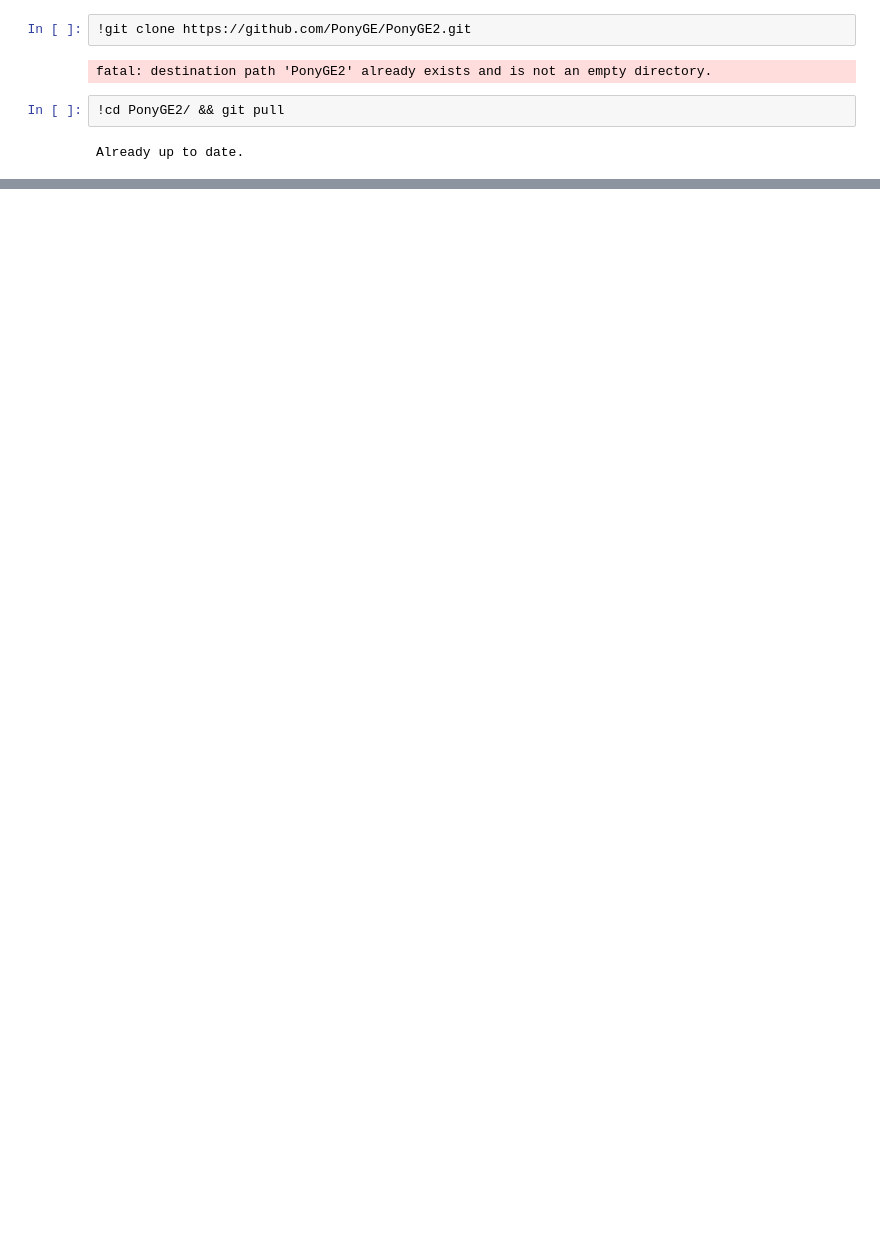
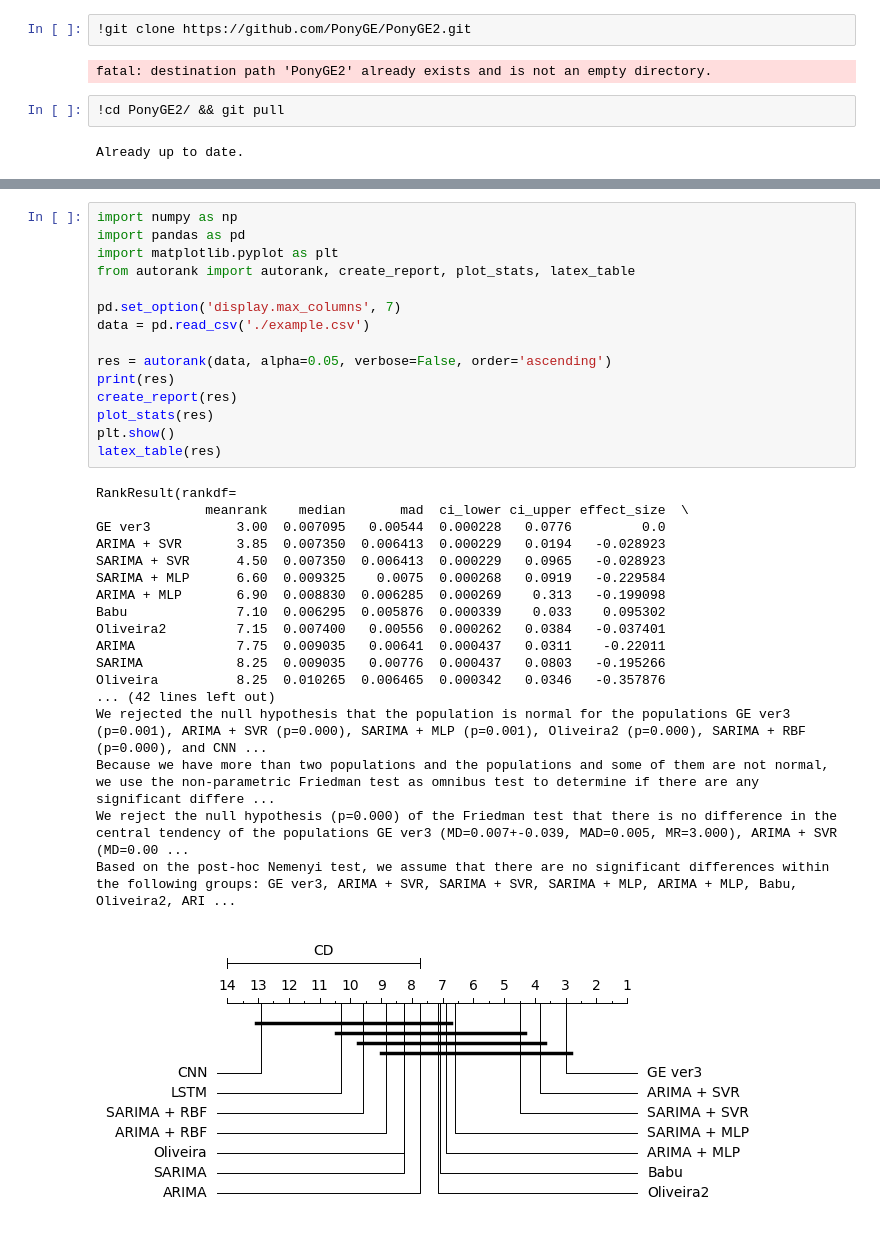
Before and after one commit to HenriqueSabino/RegressorGE, a Jupyter notebook: regressor_ge.ipynb, the cells around one changed output, grey strips where cells are left out. Cells and saved outputs as stored; diff of their text form; blank space fills up the shorter version.

```diff
--- a/regressor_ge.ipynb
+++ b/regressor_ge.ipynb
@@ -248,0 +398,34 @@ ValueError: could not convert string to float: ''
+# %%
+import numpy as np
+import pandas as pd
+import matplotlib.pyplot as plt
+from autorank import autorank, create_report, plot_stats, latex_table
+
+pd.set_option('display.max_columns', 7)
+data = pd.read_csv('./example.csv')
+
+res = autorank(data, alpha=0.05, verbose=False, order='ascending')
+print(res)
+create_report(res)
+plot_stats(res)
+plt.show()
+latex_table(res)
+# %% [output]
+RankResult(rankdf=
+              meanrank    median       mad  ci_lower ci_upper effect_size  \
+GE ver3           3.00  0.007095   0.00544  0.000228   0.0776         0.0
+ARIMA + SVR       3.85  0.007350  0.006413  0.000229   0.0194   -0.028923
+SARIMA + SVR      4.50  0.007350  0.006413  0.000229   0.0965   -0.028923
+SARIMA + MLP      6.60  0.009325    0.0075  0.000268   0.0919   -0.229584
+ARIMA + MLP       6.90  0.008830  0.006285  0.000269    0.313   -0.199098
+Babu              7.10  0.006295  0.005876  0.000339    0.033    0.095302
+Oliveira2         7.15  0.007400   0.00556  0.000262   0.0384   -0.037401
+ARIMA             7.75  0.009035   0.00641  0.000437   0.0311    -0.22011
+SARIMA            8.25  0.009035   0.00776  0.000437   0.0803   -0.195266
+Oliveira          8.25  0.010265  0.006465  0.000342   0.0346   -0.357876
+... (42 lines left out)
+We rejected the null hypothesis that the population is normal for the populations GE ver3 (p=0.001), ARIMA + SVR (p=0.000), SARIMA + MLP (p=0.001), Oliveira2 (p=0.000), SARIMA + RBF (p=0.000), and CNN ...
+Because we have more than two populations and the populations and some of them are not normal, we use the non-parametric Friedman test as omnibus test to determine if there are any significant differe ...
+We reject the null hypothesis (p=0.000) of the Friedman test that there is no difference in the central tendency of the populations GE ver3 (MD=0.007+-0.039, MAD=0.005, MR=3.000), ARIMA + SVR (MD=0.00 ...
+Based on the post-hoc Nemenyi test, we assume that there are no significant differences within the following groups: GE ver3, ARIMA + SVR, SARIMA + SVR, SARIMA + MLP, ARIMA + MLP, Babu, Oliveira2, ARI ...
+[figure, added]
```
Also changed, not shown: parts of 11 cells of this notebook, 4 other files.
